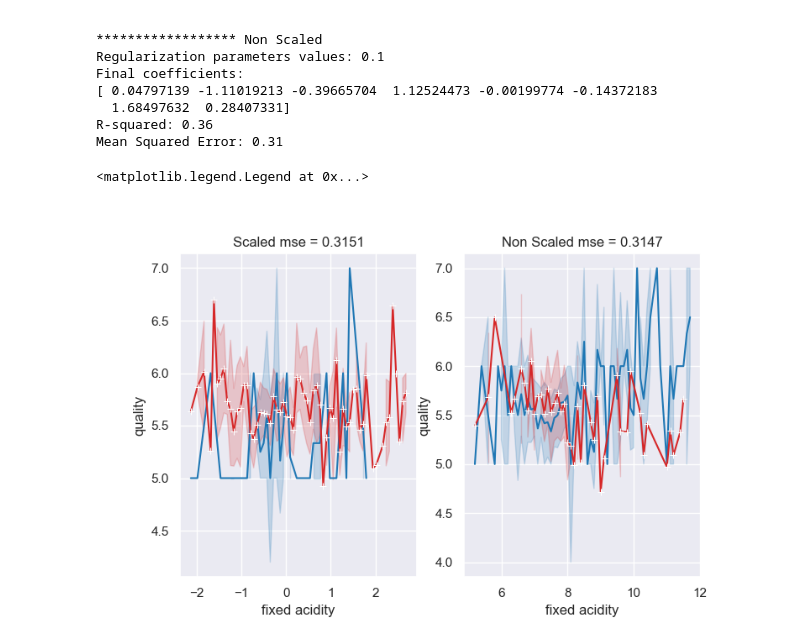
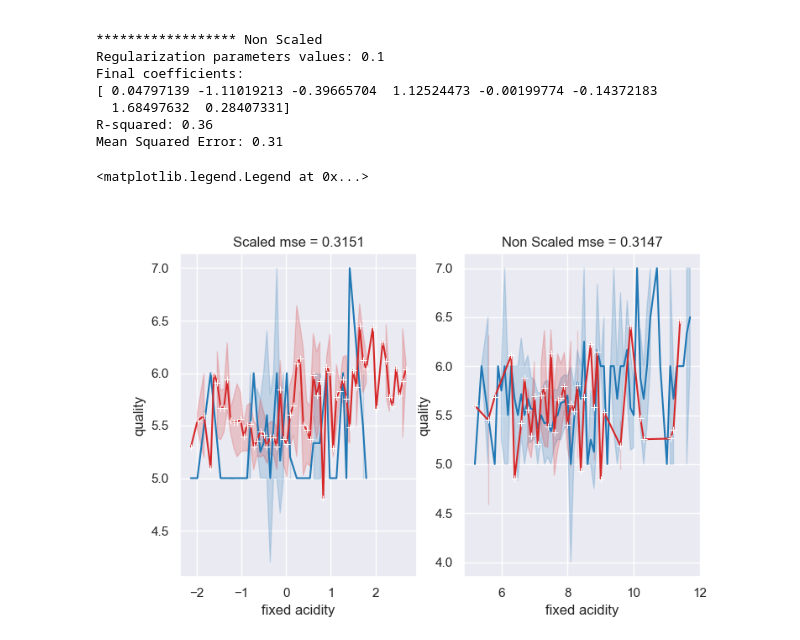
Before and after one commit to PhyData/Wine_quality, a Jupyter notebook: WineQuality_Ridge_and_ridgeCVphy.ipynb, the cells around one changed output. Drawn from its saved outputs; the diff is of its cells as text; code cells hidden in the pictures.

Commit message:
typo en una celda
ypred en una de las ultimas celdas ddebia ser ypred3

```diff
--- a/WineQuality_Ridge_and_ridgeCVphy.ipynb
+++ b/WineQuality_Ridge_and_ridgeCVphy.ipynb
@@ -11,7 +11,7 @@ warnings.simplefilter(action='ignore', category=FutureWarning)
 
 %matplotlib ipympl
 # %%
-df = pd.read_csv('winequality-red.csv')
+df = pd.read_csv('./winequality-red.csv')
 df.head(8)
 # %% [output]
 |  | fixed acidity | volatile acidity | citric acid | residual sugar | chlorides | free sulfur dioxide | ... |
@@ -504,28 +504,28 @@ Mean Squared Error: 0.31
 # %%
 feat  = df.columns[0]
 
 ypred3      = pd.DataFrame( ridgecv.predict(Xtest_sc), columns=['quality'])
 ypred3_nosc = pd.DataFrame(ridgecv2.predict(X_test)  , columns=['quality'])
 
 fign2, axn2 = plt.subplots(ncols=2,figsize=(8,5))
 
 
 
 testdf      = Xtest_sc.assign(quality = y_test) #.sort_values(by=feat,ascending=True)
-preddf      = Xtest_sc.assign(quality = ypred) #.sort_values(by=feat,ascending=True)
+preddf      = Xtest_sc.assign(quality = ypred3) #.sort_values(by=feat,ascending=True)
 
 
 testdf_nosc = X_test.assign(quality = y_test) #.sort_values(by=feat,ascending=True)
-preddf_nosc = X_test.assign(quality = ypred_nosc) #.sort_values(by=feat,ascending=True)
+preddf_nosc = X_test.assign(quality = ypred3_nosc) #.sort_values(by=feat,ascending=True)
 
 sns.lineplot(data=testdf,x=feat,y='quality',ax=axn2[0],color='tab:blue').set_title('Scaled mse = {}'.format(mean_squared_error(y_test,ypred3).round(4)))
 sns.lineplot(data=preddf,x=feat,y='quality',ax=axn2[0],marker='+',color='tab:red')
 
 sns.lineplot(data=testdf_nosc,x=feat,y='quality',ax=axn2[1],color='tab:blue').set_title('Non Scaled mse = {}'.format(mean_squared_error(y_test,ypred3_nosc).round(4)))
 sns.lineplot(data=preddf_nosc,x=feat,y='quality',ax=axn2[1],marker='+',color='tab:red')
 
 ax7[0].legend(['Test','Ridgecv pred'])
 ax7[1].legend(['Test','Ridgecv pred'])
 # %% [output]
 <matplotlib.legend.Legend at 0x...>
-[figure, old version]
+[figure, new version]
```
Also changed, not shown: parts of 1 cell of this notebook.
